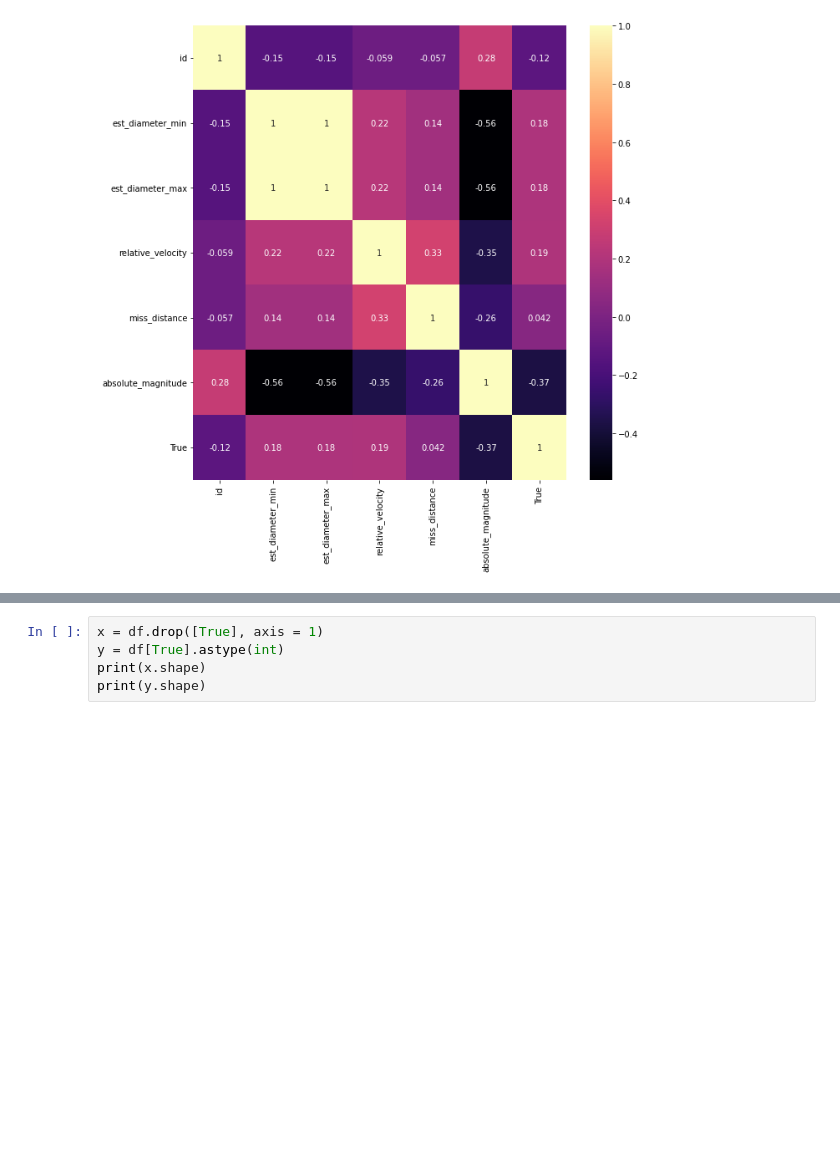
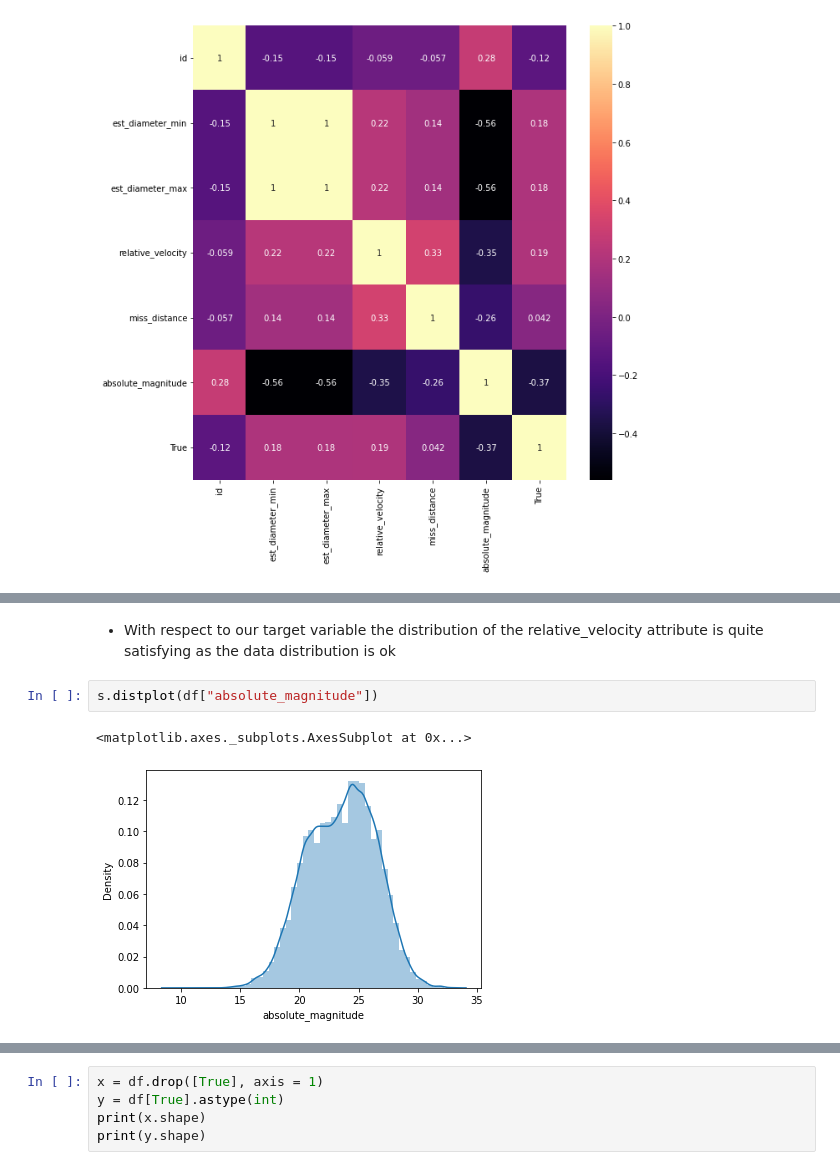
Before and after one commit to Ashu-Az/Iosd, a Jupyter notebook: Iosd.ipynb, the cells around one changed output, grey strips where cells are left out. Cells and saved outputs as stored; diff of their text form; blank space fills up the shorter version.

```diff
--- a/Iosd.ipynb
+++ b/Iosd.ipynb
@@ -221,0 +237,7 @@ df.describe()
+# %% [markdown]
+* With respect to our target variable the distribution of the relative_velocity attribute is quite satisfying as the data distribution is ok
+# %%
+s.distplot(df["absolute_magnitude"])
+# %% [output]
+<matplotlib.axes._subplots.AxesSubplot at 0x...>
+[figure, added]
```
Also changed, not shown: parts of 27 cells of this notebook.
